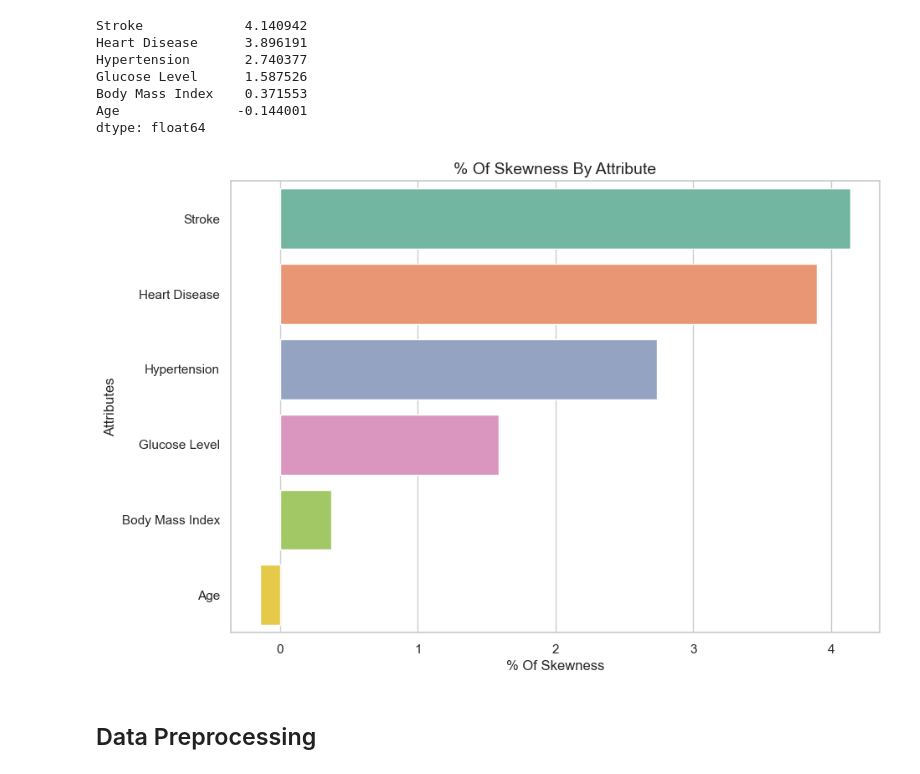
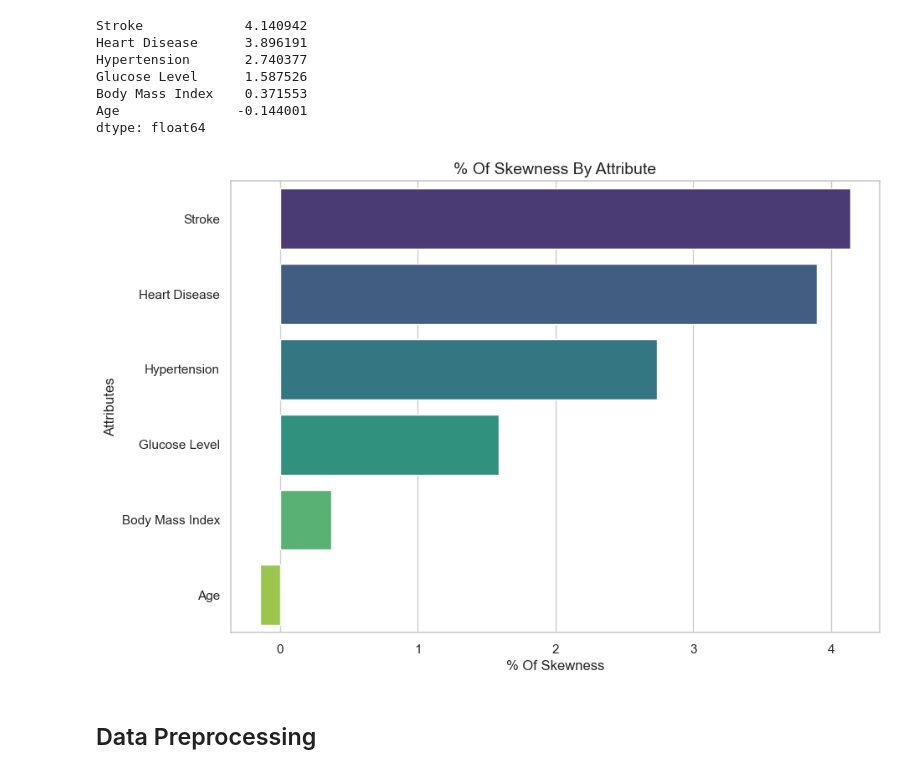
Before and after one commit to heitorgaf/Strategic-Thinking--CA, a Jupyter notebook: StratThink_HDipData_CA1.ipynb, the cells around one changed output. Drawn from its saved outputs; the diff is of its cells as text; code cells hidden in the pictures.

```diff
--- a/StratThink_HDipData_CA1.ipynb
+++ b/StratThink_HDipData_CA1.ipynb
@@ -228,6 +228,6 @@ plt.show()  # Display subplots
 # %%
 # Define the color palette as 'icefire'
-sns.set_palette("Set2")
+sns.set_palette("viridis")
 
 fig, axes = plt.subplots(nrows=1, ncols=3, figsize=(17, 6))  # Define subplot parameters
 axes = axes.flatten()  # Flatten the axes array to make it easier to iterate over
@@ -238,7 +238,7 @@ sns.set(style="whitegrid")
 # Iterate over each numerical column of the dataframe, creating a subplot
 for i, col in enumerate(df[num_cols]):
     sns.histplot(x=col, hue='Stroke', data=df, ax=axes[i], kde=True, multiple='stack')
-    axes[i].set_title(col, fontsize=16)  # Set the title and font size
+    axes[i].set_title(col, fontsize=16)
 
     # Set the label font size for the x and y axis
     axes[i].set_xlabel(col, fontsize=16)
@@ -300,26 +300,26 @@ Age               -0.144001
 dtype: float64
 # %%
 # Define the 'Icefire' color palette
-sns.set_palette("Set2")
+sns.set_palette("viridis")
 
 # Sort the skew values in descending order
 df_skew_sorted = df_skew.sort_values(ascending=False)
 
 # Create a horizontal bar plot
 plt.figure(figsize=(10, 7))
 ax = sns.barplot(x=df_skew_sorted.values, y=df_skew_sorted.index, orient="h")
 
 # Customize the plot
 plt.title("% Of Skewness By Attribute", fontsize=14)
 plt.xlabel("% Of Skewness", fontsize=12)
 plt.ylabel("Attributes", fontsize=12)
 
 # Rotate the y-axis labels for better readability
 plt.xticks(rotation=0)
 
 plt.show()
 # %% [output]
-[figure, old version]
+[figure, new version]
 # %% [markdown]
 ## Data Preprocessing
 # %%
```
Also changed, not shown: parts of 8 cells of this notebook.
